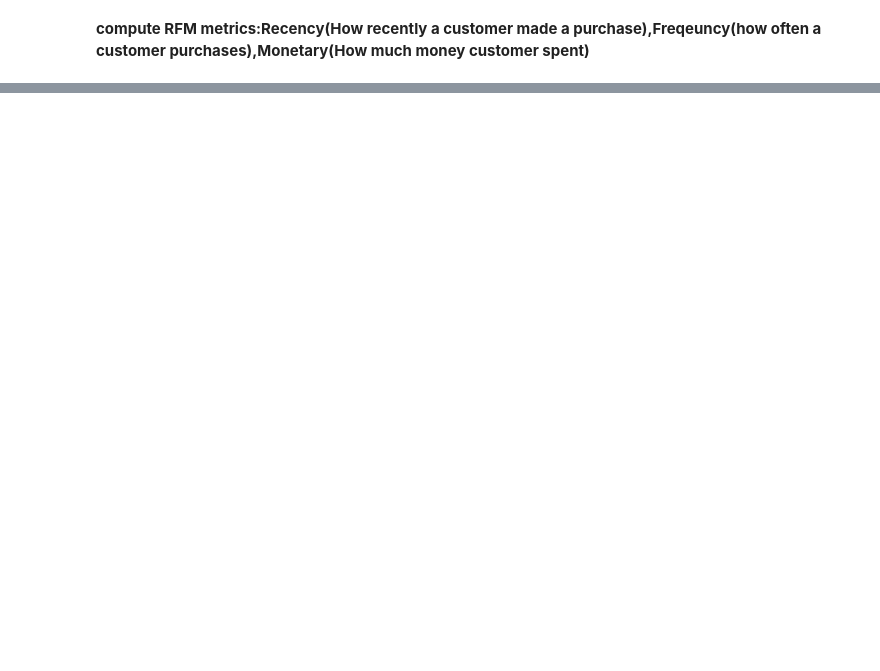
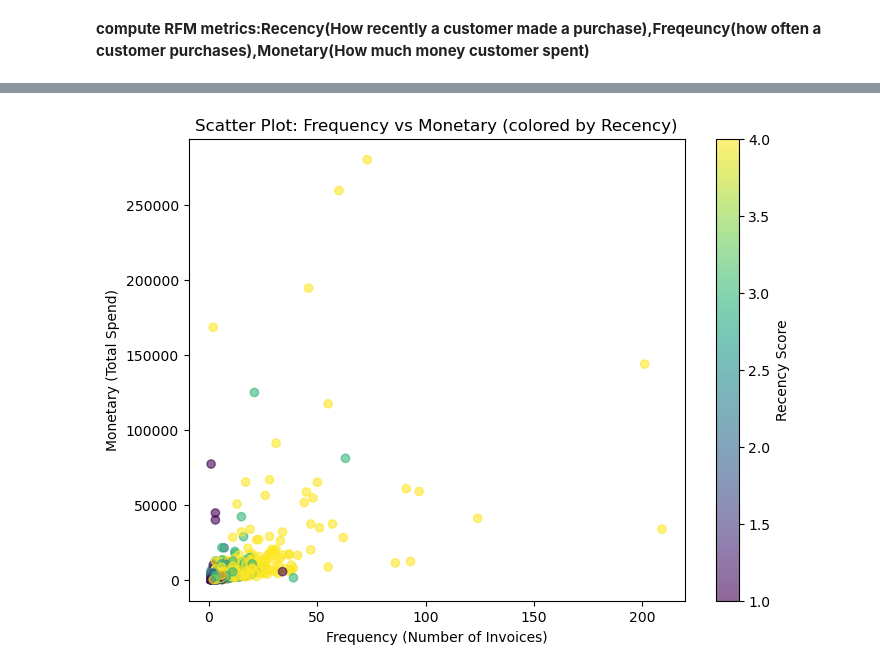
Before and after one commit to Ayush080-bct/E-commerce-Data-Analysis, a Jupyter notebook: notebook/03_cus_segementation.ipynb, the cells around one changed output, grey strips where cells are left out. Saved outputs shown, nothing was run; the diff lists cells and outputs as text; code cells hidden in the pictures; blank space fills up the shorter version.

```diff
--- a/notebook/03_cus_segementation.ipynb
+++ b/notebook/03_cus_segementation.ipynb
@@ -124,0 +430,10 @@ dtype: int64
+# %%
+plt.figure(figsize=(8,6))
+plt.scatter(rfm['Frequency'], rfm['Monetory'], alpha=0.6, c=rfm['R_score'], cmap='viridis')
+plt.title("Scatter Plot: Frequency vs Monetary (colored by Recency)")
+plt.xlabel("Frequency (Number of Invoices)")
+plt.ylabel("Monetary (Total Spend)")
+plt.colorbar(label="Recency Score")
+plt.show()
+# %% [output]
+[figure, added]
```
Also changed, not shown: parts of 47 cells of this notebook, 1 other file.
